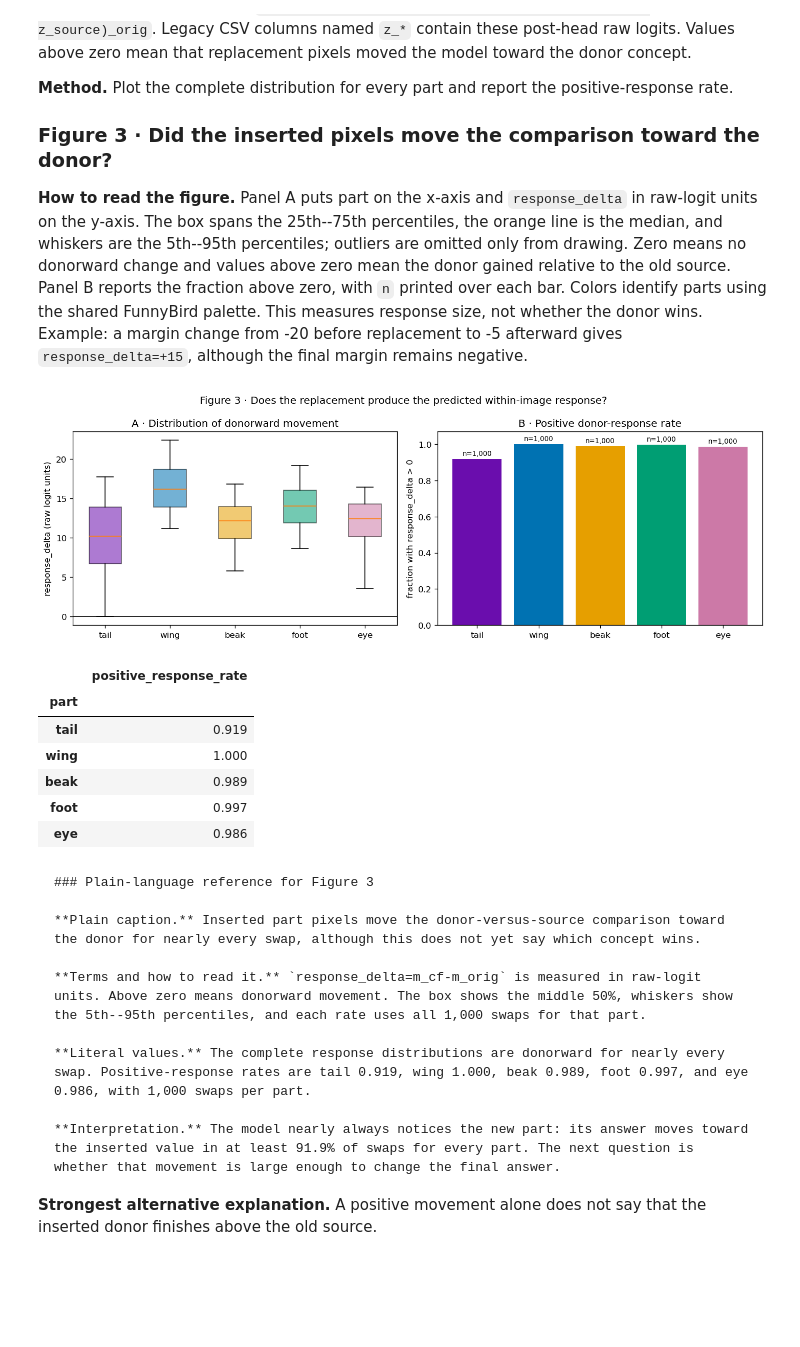
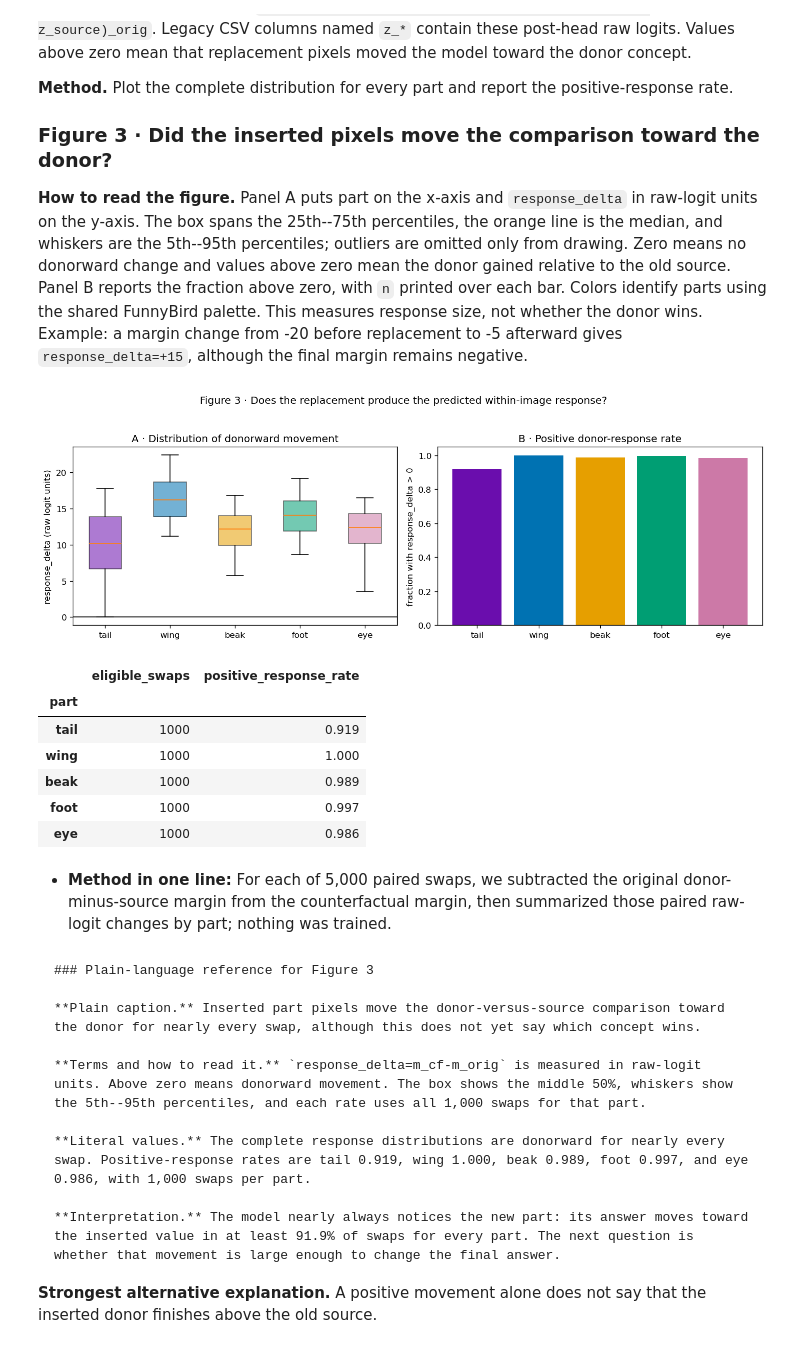
Before and after one commit to chinmayi-r/CBM-Concept-Backwash, a Jupyter notebook: curated/notebooks/02_funnybirds_cbm.ipynb, the cells around one changed output. Cells and saved outputs as stored; diff of their text form; code cells hidden in the pictures; blank space fills up the shorter version.

```diff
--- a/curated/notebooks/02_funnybirds_cbm.ipynb
+++ b/curated/notebooks/02_funnybirds_cbm.ipynb
@@ -648,31 +674,33 @@ zero, with `n` printed over each bar. Colors identify parts using the shared
 FunnyBird palette. This measures response size, not whether the donor wins.
 Example: a margin change from -20 before replacement to -5 afterward gives
 `response_delta=+15`, although the final margin remains negative.
-# %%
-# ALT: FunnyBird response-delta distributions and positive donor-response rates for all five parts.
-fig,axes=plt.subplots(1,2,figsize=(12,4.2))
-vals=[S.loc[S.part==p,"response_delta"].dropna() for p in ORDER]
-bp=axes[0].boxplot(vals,tick_labels=ORDER,showfliers=False,whis=(5,95),patch_artist=True)
-for box,p in zip(bp["boxes"],ORDER): box.set_facecolor(COLORS[p]); box.set_alpha(.55)
-axes[0].axhline(0,color="black",lw=1); axes[0].set_ylabel("response_delta (raw logit units)")
-axes[0].set_title("A · Distribution of donorward movement")
-rate=S.groupby("part").response_delta.apply(lambda x:(x>0).mean()).reindex(ORDER)
-axes[1].bar(rate.index,rate.values,color=[COLORS[p] for p in rate.index])
-axes[1].set_ylim(0,1.07)
-axes[1].set_ylabel("fraction with response_delta > 0"); axes[1].set_title("B · Positive donor-response rate")
-counts=S.groupby("part").size().reindex(ORDER)
-for x,(p,v) in enumerate(rate.items()): axes[1].text(x,min(v+.018,1.025),f"n={counts[p]:,}",ha="center",fontsize=8)
-fig.suptitle("Figure 3 · Does the replacement produce the predicted within-image response?")
-plt.tight_layout(); plt.show(); display(rate.rename("positive_response_rate").to_frame().round(3))
-# %% [output]
-[figure, removed]
-|  | positive_response_rate |
-| part |  |
-| tail | 0.919 |
-| wing | 1.000 |
-| beak | 0.989 |
-| foot | 0.997 |
-| eye | 0.986 |
+# %%
+# ALT: FunnyBird response-delta distributions and positive donor-response rates for all five parts.
+fig,axes=plt.subplots(1,2,figsize=(12,4.2))
+vals=[S.loc[S.part==p,"response_delta"].dropna() for p in ORDER]
+bp=axes[0].boxplot(vals,tick_labels=ORDER,showfliers=False,whis=(5,95),patch_artist=True)
+for box,p in zip(bp["boxes"],ORDER): box.set_facecolor(COLORS[p]); box.set_alpha(.55)
+axes[0].axhline(0,color="black",lw=1); axes[0].set_ylabel("response_delta (raw logit units)")
+axes[0].set_title("A · Distribution of donorward movement")
+rate=S.groupby("part").response_delta.apply(lambda x:(x>0).mean()).reindex(ORDER)
+axes[1].bar(rate.index,rate.values,color=[COLORS[p] for p in rate.index])
+axes[1].set_ylim(0,1.05)
+axes[1].set_ylabel("fraction with response_delta > 0"); axes[1].set_title("B · Positive donor-response rate")
+counts=S.groupby("part").size().reindex(ORDER)
+fig.suptitle("Figure 3 · Does the replacement produce the predicted within-image response?")
+plt.tight_layout(rect=[0,0,1,.94]); plt.show()
+display(pd.DataFrame({"eligible_swaps":counts,"positive_response_rate":rate}).round(3))
+# %% [output]
+[figure, added]
+|  | eligible_swaps | positive_response_rate |
+| part |  |  |
+| tail | 1000 | 0.919 |
+| wing | 1000 | 1.000 |
+| beak | 1000 | 0.989 |
+| foot | 1000 | 0.997 |
+| eye | 1000 | 0.986 |
+# %% [markdown]
+- **Method in one line:** For each of 5,000 paired swaps, we subtracted the original donor-minus-source margin from the counterfactual margin, then summarized those paired raw-logit changes by part; nothing was trained.
 # %% [markdown]
     ### Plain-language reference for Figure 3
 
```
Also changed, not shown: parts of 84 cells of this notebook, 1 other file.
